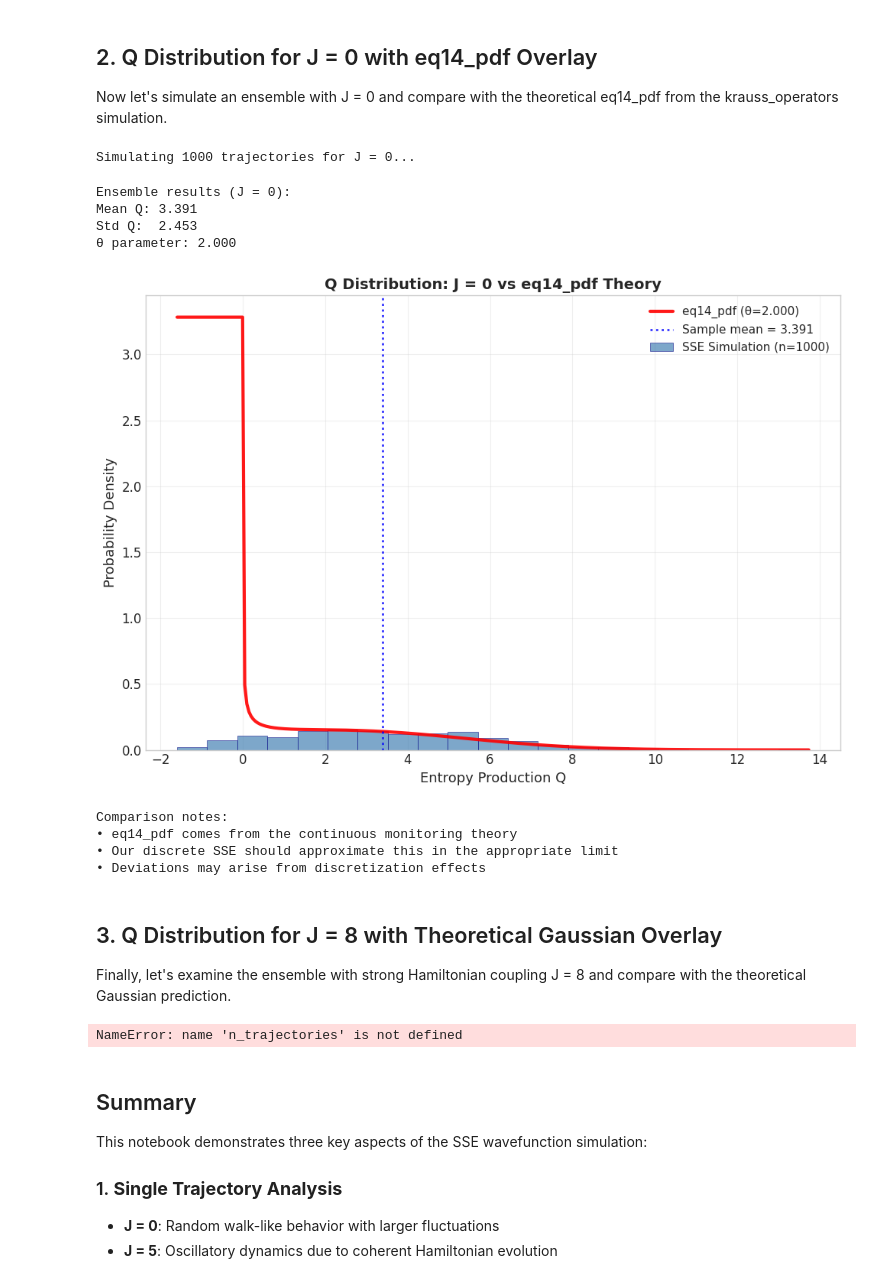
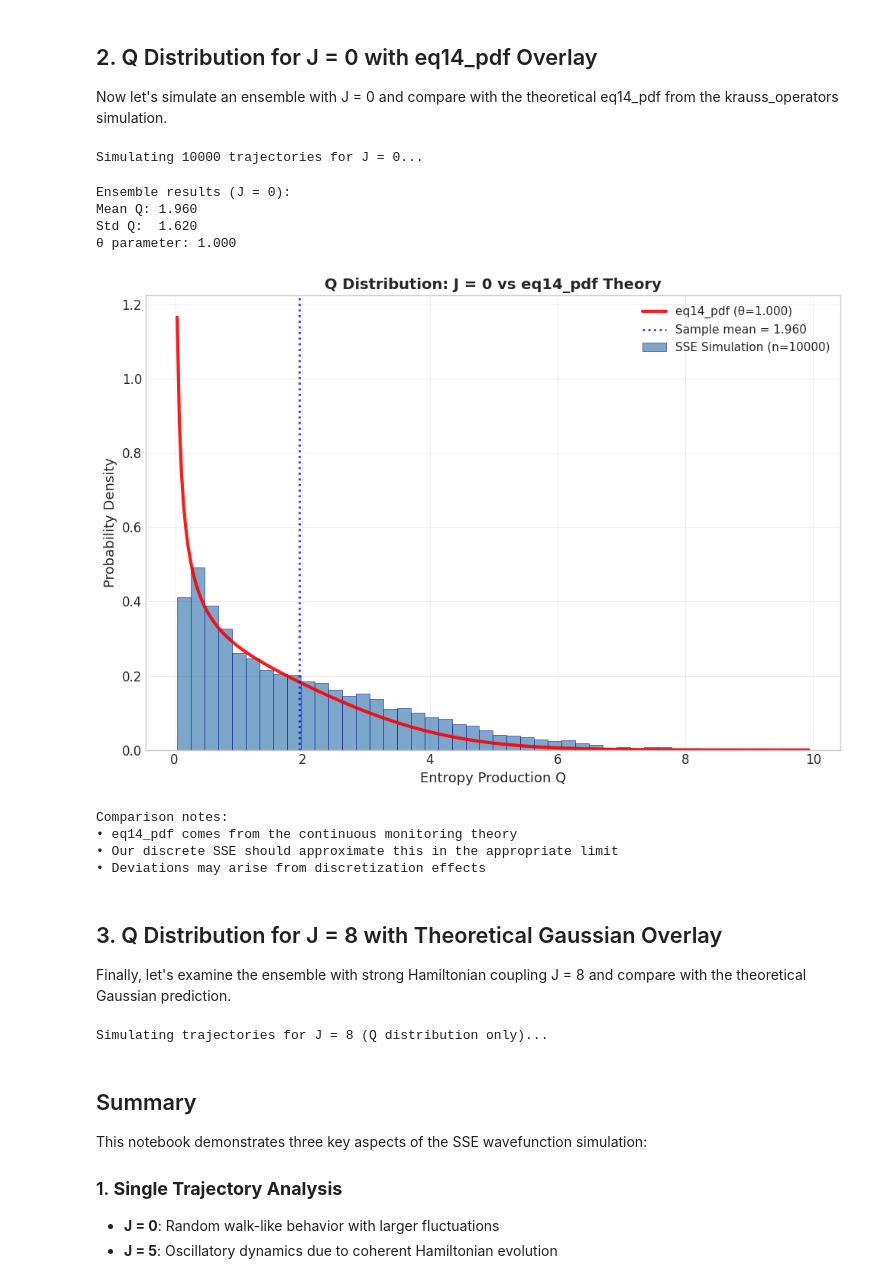
Before and after one commit to alonk-me/Quntum-measurment-model, a Jupyter notebook: sse_simulation/sse_simulation_demo.ipynb, the cells around one changed output. Drawn from its saved outputs; the diff is of its cells as text; code cells hidden in the pictures.

```diff
--- a/sse_simulation/sse_simulation_demo.ipynb
+++ b/sse_simulation/sse_simulation_demo.ipynb
@@ -110,7 +110,7 @@ Key observations:
 Now let's simulate an ensemble with J = 0 and compare with the theoretical eq14_pdf from the krauss_operators simulation.
 # %%
 # Simulate ensemble for J = 0
-n_trajectories = 1000
+n_trajectories = 10000
 print(f"Simulating {n_trajectories} trajectories for J = 0...")
 
 Q_values_J0, _, _ = sim_no_J.simulate_ensemble(n_trajectories, progress=True)
@@ -151,38 +151,38 @@ except Exception as e:
     print(f"Warning: Could not evaluate eq14_pdf: {e}")
     # Fallback to Gaussian approximation
     gaussian_mean = np.mean(Q_values_J0)
     gaussian_std = np.std(Q_values_J0)
     gaussian_pdf = (1 / (gaussian_std * np.sqrt(2 * np.pi))) * \
                    np.exp(-0.5 * ((x_theory - gaussian_mean) / gaussian_std)**2)
     ax.plot(x_theory, gaussian_pdf, 'orange', linewidth=3,
             label=f'Gaussian fallback', alpha=0.9, linestyle='--')
 
 # Mark sample mean
 sample_mean = np.mean(Q_values_J0)
 ax.axvline(sample_mean, color='blue', linestyle=':',
            linewidth=2, alpha=0.8, label=f'Sample mean = {sample_mean:.3f}')
 
 # Formatting
 ax.set_xlabel('Entropy Production Q', fontsize=13)
 ax.set_ylabel('Probability Density', fontsize=13)
 ax.set_title('Q Distribution: J = 0 vs eq14_pdf Theory', fontsize=14, fontweight='bold')
 ax.legend(fontsize=11)
 ax.grid(True, alpha=0.3)
 
 plt.tight_layout()
 plt.show()
 
 print("\nComparison notes:")
 print("• eq14_pdf comes from the continuous monitoring theory")
 print("• Our discrete SSE should approximate this in the appropriate limit")
 print("• Deviations may arise from discretization effects")
 # %% [output]
-Simulating 1000 trajectories for J = 0...
+Simulating 10000 trajectories for J = 0...
 Ensemble results (J = 0):
-Mean Q: 3.391
-Std Q:  2.453
-θ parameter: 2.000
+Mean Q: 1.960
+Std Q:  1.620
+θ parameter: 1.000
-[figure, old version]
+[figure, new version]
 Comparison notes:
 • eq14_pdf comes from the continuous monitoring theory
 • Our discrete SSE should approximate this in the appropriate limit
@@ -192,10 +192,11 @@ Comparison notes:
 
 Finally, let's examine the ensemble with strong Hamiltonian coupling J = 8 and compare with the theoretical Gaussian prediction.
 # %%
-# Simulate ensemble for J = 8
-print(f"Simulating {n_trajectories} trajectories for J = 8...")
+# Simulate ensemble for J = 8 (only Q distribution plot retained)
+print(f"Simulating trajectories for J = 8 (Q distribution only)...")
 
-Q_values_J8, z_trajectories_J8, _ = sim_with_J.simulate_ensemble(n_trajectories)
+n_traj_J8 = 100  # number of trajectories for this J=8 run
+Q_values_J8, _, _ = sim_with_J.simulate_ensemble(n_traj_J8, progress=True)
 
 # Get theoretical predictions for J = 8 case
 theoretical_mean_J8, theoretical_var_J8 = sim_with_J.theoretical_mean_variance()
@@ -204,24 +205,21 @@ print(f"\nEnsemble results (J = 8):")
 print(f"Observed - Mean Q: {np.mean(Q_values_J8):.3f}, Std Q: {np.std(Q_values_J8):.3f}")
 print(f"Theory   - Mean Q: {theoretical_mean_J8:.3f}, Std Q: {np.sqrt(theoretical_var_J8):.3f}")
 
-# Create comprehensive comparison plot
-fig, (ax1, ax2) = plt.subplots(1, 2, figsize=(16, 6))
+# Single plot: Q distribution with Gaussian overlay
+fig, ax1 = plt.subplots(figsize=(10, 6))
 
-# Left plot: Q distribution with Gaussian overlay
+# Histogram
 bin_centers, counts = compute_histogram(Q_values_J8, bins='auto', density=True)
-
-# Plot simulation histogram
 ax1.bar(bin_centers, counts,
         width=bin_centers[1] - bin_centers[0],
         color='darkred', alpha=0.7,
-        label=f'SSE Simulation (n={n_trajectories})',
+        label=f'SSE Simulation (n={n_traj_J8})',
         edgecolor='maroon', linewidth=0.5)
 
 # Overlay theoretical Gaussian
 x_gaussian = np.linspace(Q_values_J8.min(), Q_values_J8.max(), 300)
 gaussian_pdf = (1 / np.sqrt(2 * np.pi * theoretical_var_J8)) * \
                np.exp(-0.5 * ((x_gaussian - theoretical_mean_J8)**2) / theoretical_var_J8)
-
 ax1.plot(x_gaussian, gaussian_pdf, 'gold', linewidth=3,
          label='Theoretical Gaussian', alpha=0.9)
 
@@ -237,27 +235,6 @@ ax1.set_ylabel('Probability Density', fontsize=13)
 ax1.set_title('Q Distribution: J = 8 vs Gaussian Theory', fontsize=14, fontweight='bold')
 ax1.legend(fontsize=10)
 ax1.grid(True, alpha=0.3)
-
-# Right plot: Example trajectories showing Hamiltonian effect
-ax2.set_title('Sample z-Trajectories: J = 8', fontsize=14, fontweight='bold')
-time_steps = np.arange(N_steps + 1)
-
-# Plot several example trajectories
-n_examples = 8
-colors = plt.cm.Set3(np.linspace(0, 1, n_examples))
-
-for i in range(n_examples):
-    ax2.plot(time_steps, z_trajectories_J5[i],
-             color=colors[i], alpha=0.7, linewidth=1.5,
-             label=f'Traj {i+1}' if i < 4 else "")
-
-ax2.axhline(0, color='black', linestyle='--', alpha=0.5, linewidth=1)
-ax2.set_xlabel('Time Step', fontsize=13)
-ax2.set_ylabel('z = ⟨σ_z⟩', fontsize=13)
-ax2.set_ylim(-1.1, 1.1)
-ax2.grid(True, alpha=0.3)
-if n_examples <= 4:
-    ax2.legend(fontsize=9)
 
 plt.tight_layout()
 plt.show()
@@ -279,7 +256,7 @@ print(f"\nKolmogorov-Smirnov test vs Gaussian:")
 print(f"KS statistic: {ks_stat:.4f}, p-value: {ks_p:.4f}")
 print(f"{'Good fit' if ks_p > 0.05 else 'Poor fit'} to theoretical Gaussian")
 # %% [output]
-NameError: name 'n_trajectories' is not defined
+Simulating trajectories for J = 8 (Q distribution only)...
 # %% [markdown]
 ## Summary
 
```
Also changed, not shown: parts of 6 cells of this notebook, 1 other file.
